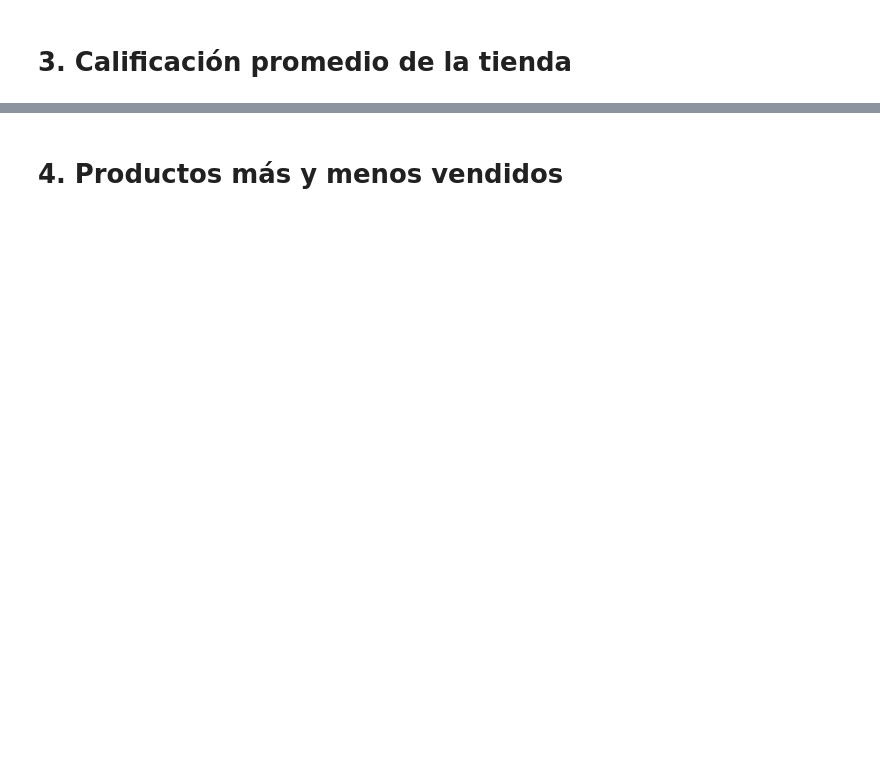
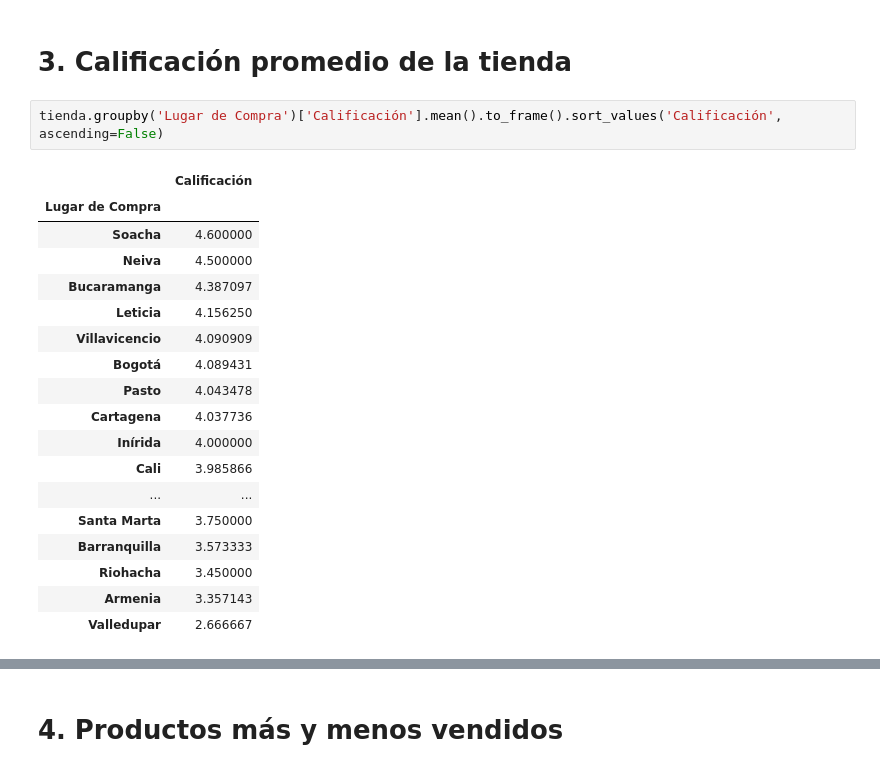
Before and after one commit to Mijael126/Challenge_analisis_datos-, a Jupyter notebook: AluraStoreLatam.ipynb, the cells around one changed output, grey strips where cells are left out. Cells and saved outputs as stored; diff of their text form; blank space fills up the shorter version.

```diff
--- a/AluraStoreLatam.ipynb
+++ b/AluraStoreLatam.ipynb
@@ -28,2 +128,23 @@ tienda.head()
 # %% [markdown]
 # 3. Calificación promedio de la tienda
+# %%
+tienda.groupby('Lugar de Compra')['Calificación'].mean().to_frame().sort_values('Calificación', ascending=False)
+# %% [output]
+|  | Calificación |
+| Lugar de Compra |  |
+| Soacha | 4.600000 |
+| Neiva | 4.500000 |
+| Bucaramanga | 4.387097 |
+| Leticia | 4.156250 |
+| Villavicencio | 4.090909 |
+| Bogotá | 4.089431 |
+| Pasto | 4.043478 |
+| Cartagena | 4.037736 |
+| Inírida | 4.000000 |
+| Cali | 3.985866 |
+| ... | ... |
+| Santa Marta | 3.750000 |
+| Barranquilla | 3.573333 |
+| Riohacha | 3.450000 |
+| Armenia | 3.357143 |
+| Valledupar | 2.666667 |
```
Also changed, not shown: parts of 21 cells of this notebook.
